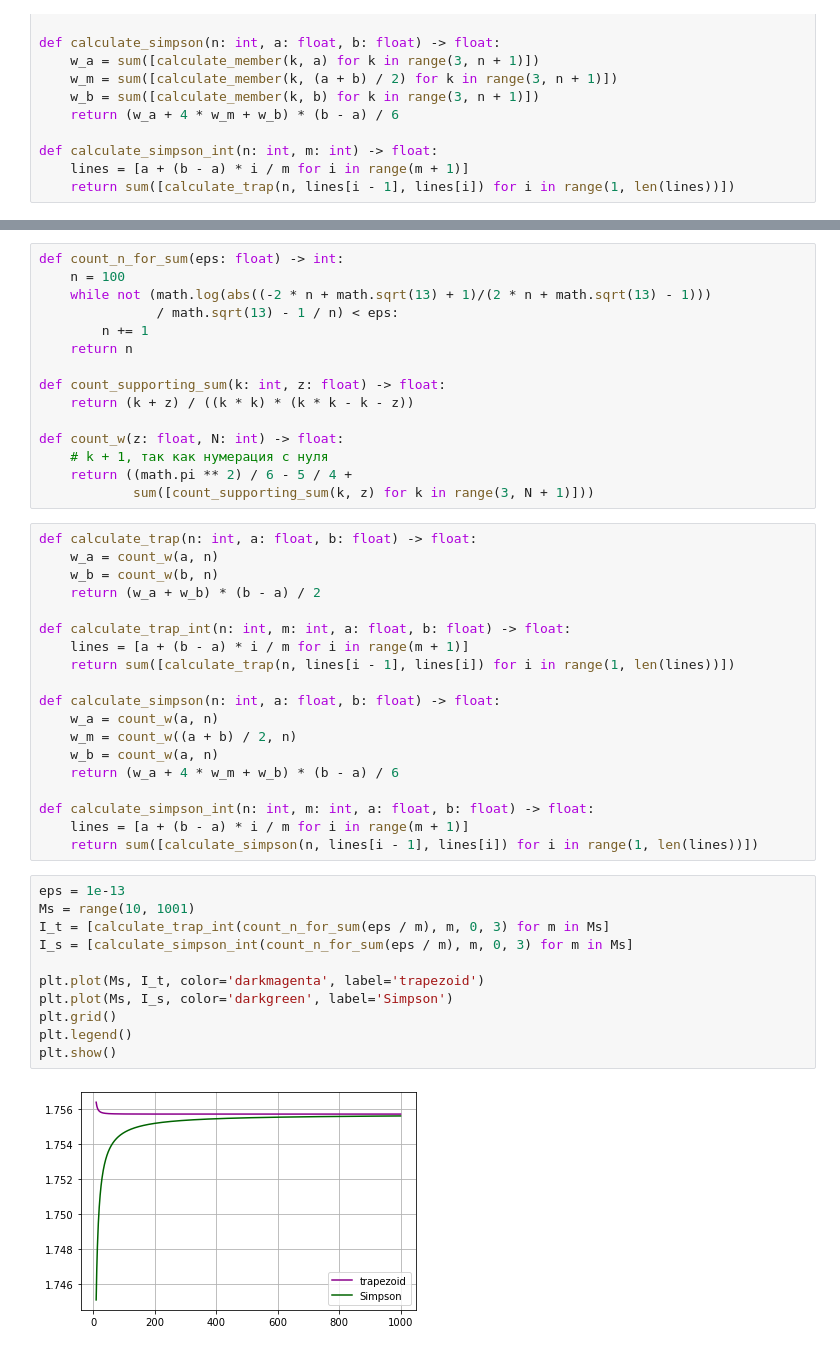
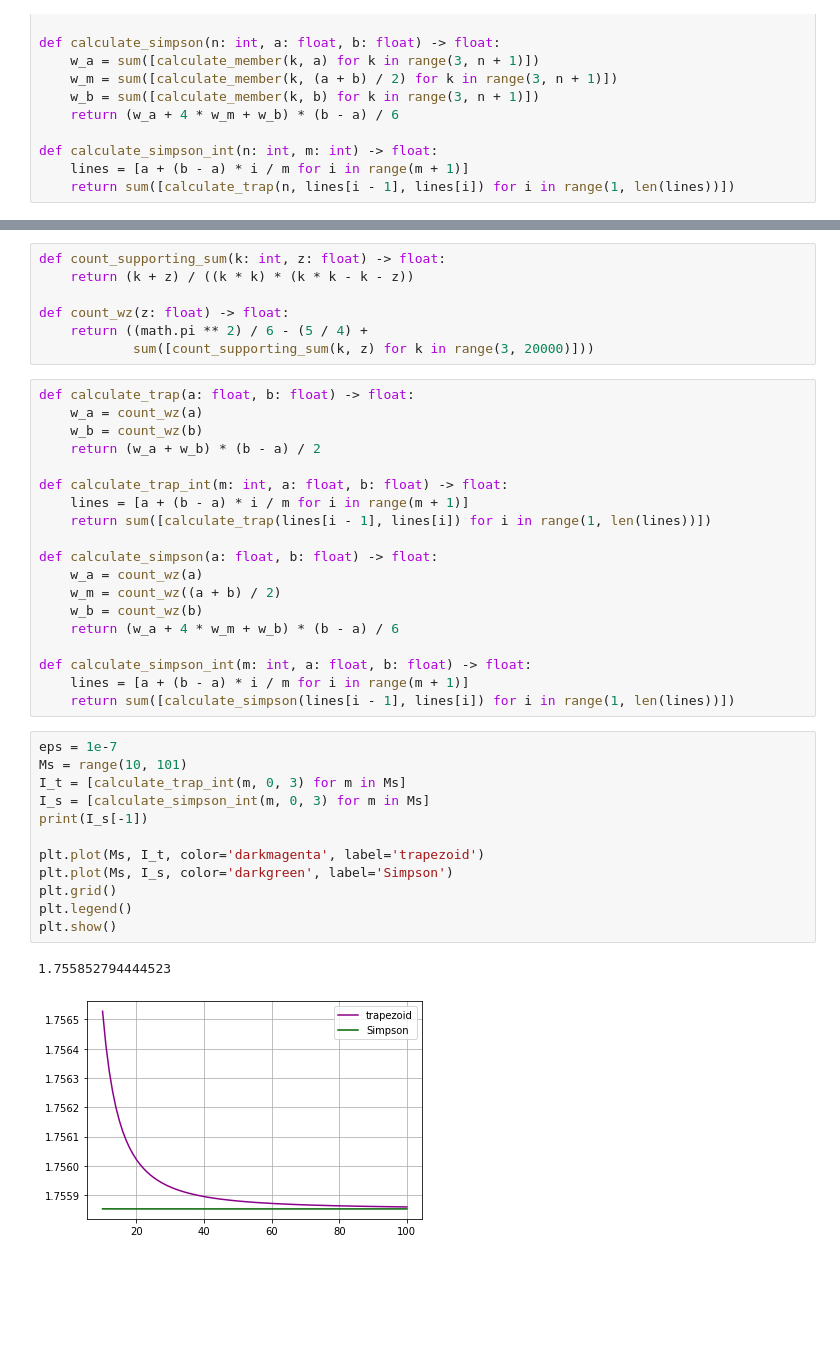
Before and after one commit to kot239/numerical-methods, a Jupyter notebook: ТарабондаГ-4.ipynb, the cells around one changed output, grey strips where cells are left out. Drawn from its saved outputs; the diff is of its cells as text; blank space fills up the shorter version.

```diff
--- a/ТарабондаГ-4.ipynb
+++ b/ТарабондаГ-4.ipynb
@@ -83,49 +83,43 @@ $|R_n| \leqslant \sum\limits_{k = n + 1}^\infty \frac{k+z}{k^2(k^2-k-z)} \leqsla
 # %%
-def count_n_for_sum(eps: float) -> int:
-    n = 100
-    while not (math.log(abs((-2 * n + math.sqrt(13) + 1)/(2 * n + math.sqrt(13) - 1)))
-               / math.sqrt(13) - 1 / n) < eps:
-        n += 1
-    return n
-
 def count_supporting_sum(k: int, z: float) -> float:
     return (k + z) / ((k * k) * (k * k - k - z))
 
-def count_w(z: float, N: int) -> float:
-    # k + 1, так как нумерация с нуля
-    return ((math.pi ** 2) / 6 - 5 / 4 +
-            sum([count_supporting_sum(k, z) for k in range(3, N + 1)]))
+def count_wz(z: float) -> float:
+    return ((math.pi ** 2) / 6 - (5 / 4) +
+            sum([count_supporting_sum(k, z) for k in range(3, 20000)]))
 # %%
-def calculate_trap(n: int, a: float, b: float) -> float:
-    w_a = count_w(a, n)
-    w_b = count_w(b, n)
+def calculate_trap(a: float, b: float) -> float:
+    w_a = count_wz(a)
+    w_b = count_wz(b)
     return (w_a + w_b) * (b - a) / 2
 
-def calculate_trap_int(n: int, m: int, a: float, b: float) -> float:
+def calculate_trap_int(m: int, a: float, b: float) -> float:
     lines = [a + (b - a) * i / m for i in range(m + 1)]
-    return sum([calculate_trap(n, lines[i - 1], lines[i]) for i in range(1, len(lines))])
+    return sum([calculate_trap(lines[i - 1], lines[i]) for i in range(1, len(lines))])
 
-def calculate_simpson(n: int, a: float, b: float) -> float:
-    w_a = count_w(a, n)
-    w_m = count_w((a + b) / 2, n)
-    w_b = count_w(a, n)
+def calculate_simpson(a: float, b: float) -> float:
+    w_a = count_wz(a)
+    w_m = count_wz((a + b) / 2)
+    w_b = count_wz(b)
     return (w_a + 4 * w_m + w_b) * (b - a) / 6
 
-def calculate_simpson_int(n: int, m: int, a: float, b: float) -> float:
+def calculate_simpson_int(m: int, a: float, b: float) -> float:
     lines = [a + (b - a) * i / m for i in range(m + 1)]
-    return sum([calculate_simpson(n, lines[i - 1], lines[i]) for i in range(1, len(lines))])
+    return sum([calculate_simpson(lines[i - 1], lines[i]) for i in range(1, len(lines))])
 # %%
-eps = 1e-13
-Ms = range(10, 1001)
-I_t = [calculate_trap_int(count_n_for_sum(eps / m), m, 0, 3) for m in Ms]
-I_s = [calculate_simpson_int(count_n_for_sum(eps / m), m, 0, 3) for m in Ms]
+eps = 1e-7
+Ms = range(10, 101)
+I_t = [calculate_trap_int(m, 0, 3) for m in Ms]
+I_s = [calculate_simpson_int(m, 0, 3) for m in Ms]
+print(I_s[-1])
 
 plt.plot(Ms, I_t, color='darkmagenta', label='trapezoid')
 plt.plot(Ms, I_s, color='darkgreen', label='Simpson')
 plt.grid()
 plt.legend()
 plt.show()
 # %% [output]
+1.755852794444523
-[figure, old version]
+[figure, new version]
 # %%
 def calculate_a2(x: float):
```
Also changed, not shown: parts of 5 cells of this notebook.
